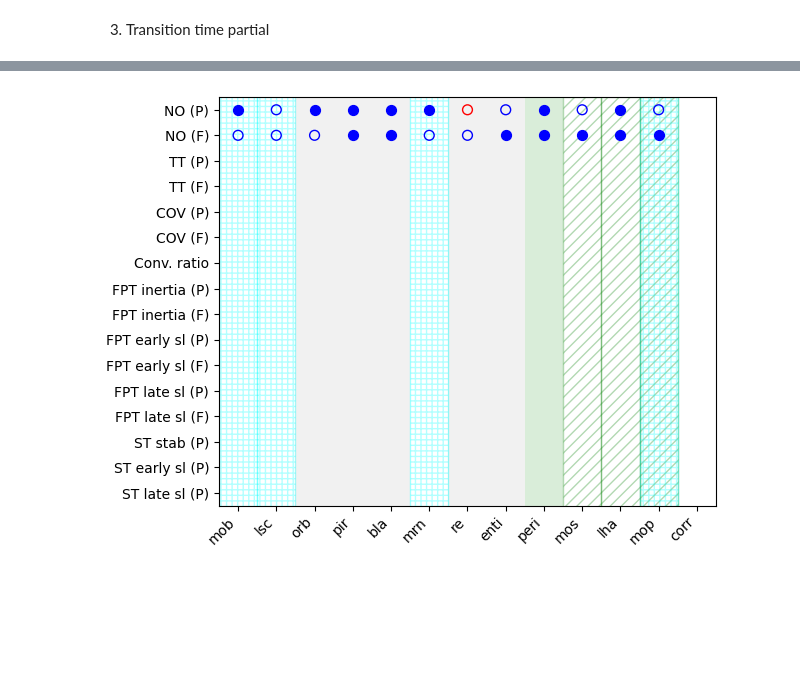
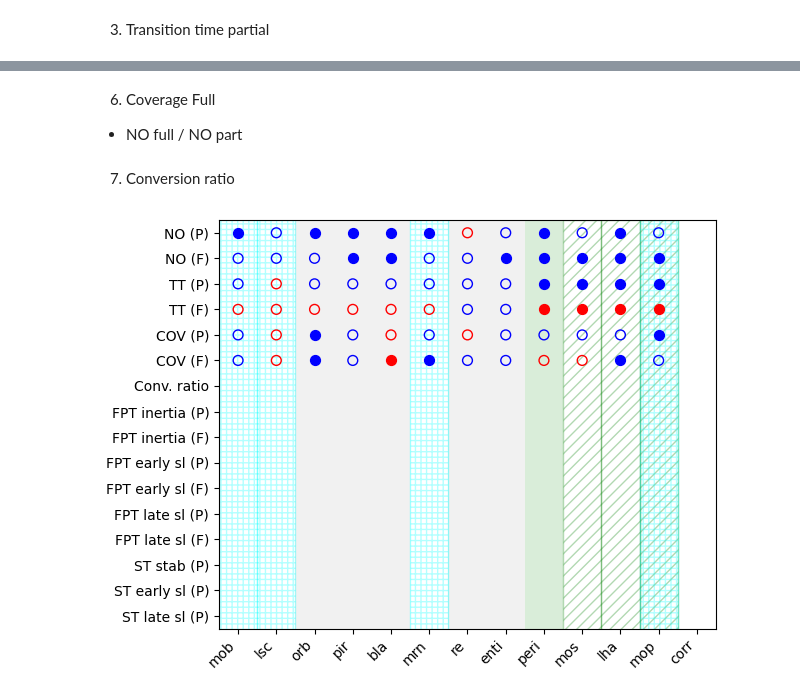
Before and after one commit to csndl-iitd/srg-tes-epilepsy-models, a Jupyter notebook: analysis/notebooks/Analyse fig_March_26.ipynb, the cells around one changed output, grey strips where cells are left out. Drawn from its saved outputs; the diff is of its cells as text; code cells hidden in the pictures; blank space fills up the shorter version.

```diff
--- a/analysis/notebooks/Analyse fig_March_26.ipynb
+++ b/analysis/notebooks/Analyse fig_March_26.ipynb
@@ -1847,3 +1933,36 @@ no_f=[r_snw,b_snw,r_nw,b_nw]
+# %% [markdown]
+6. Coverage Full
+- NO full / NO part
+# %%
+# we will check if p value by ManWhitney U test is < 0.05 for nw to be significant
+mmbn_full=df_s7['cov']['full']['fn']
+
+# list to store nw
+r_snw=[]
+b_snw=[]
+r_nw=[]
+b_nw=[]
+
+for i,val in enumerate(df_s7['cov']['full_mw'][1:]):
+	# skipping first FN value
+	i+=1
+	nw=df_s7.index[i]
+	# check if significant
+	if val < 0.05:
+		# check if increase
+		if df_s7['cov']['full'][nw] >mmbn_full:
+			r_snw.append(nw)
+		else:
+			b_snw.append(nw)
+	else:
+		if df_s7['cov']['full'][nw] >mmbn_full:
+			r_nw.append(nw)
+		else:
+			b_nw.append(nw)
+
+cov_f=[r_snw,b_snw,r_nw,b_nw]
+# %% [markdown]
+7. Conversion ratio
 # %%
 def get_matrix_points(x,y):
     """Gives matrix points for fig 6
@@ -1950,32 +2069,42 @@ for col in dict_rc.keys():
     ax.add_patch(rect)
 
 # shade hatched cyan for control nodes
 ymin, ymax = ax.get_ylim()  # full vertical span
 for col in dict_cn.keys():
     rect = patches.Rectangle(
         (dict_cn[col]-0.5, ymin),        # bottom-left corner
         1.0,                             # width (one column)
         ymax - ymin+0.5,                 # height (full y-range)
         facecolor='none',                # no solid fill
         edgecolor='cyan',                # hatch color
         hatch='+++',                     # hatch style
         alpha=0.3
     )
     ax.add_patch(rect)
 
 # NO part
 draw_dots(no_p,16,ax=ax)
 
 # NO full
 draw_dots(no_f,15,ax=ax)
 
+# TT (P)
+draw_dots(tt_p,14,ax=ax)
 
+# TT (F)
+draw_dots(tt_f,13,ax=ax)
+
+# COV (P)
+draw_dots(cov_p,12,ax=ax)
+
+# COV (F)
+draw_dots(cov_f,11,ax=ax)
 
 
 ax.set_xlim(0.5, 13.5)
 ax.set_ylim(0.5, 16.5)
 plt.tight_layout()
 plt.show()
 # %% [output]
-[figure, old version]
+[figure, new version]
 # %%
```
Also changed, not shown: parts of 6 cells of this notebook, 1 other file.
